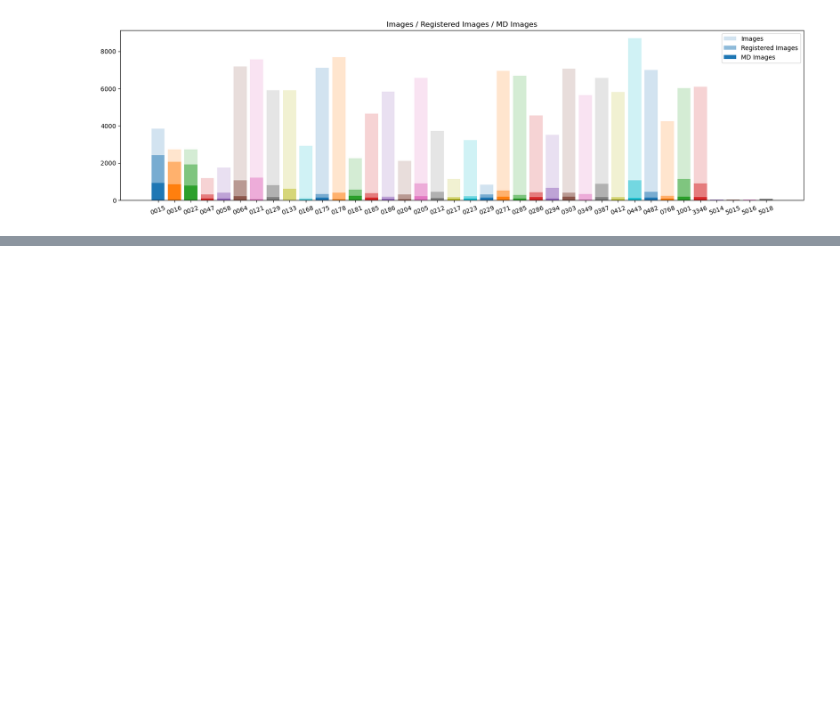
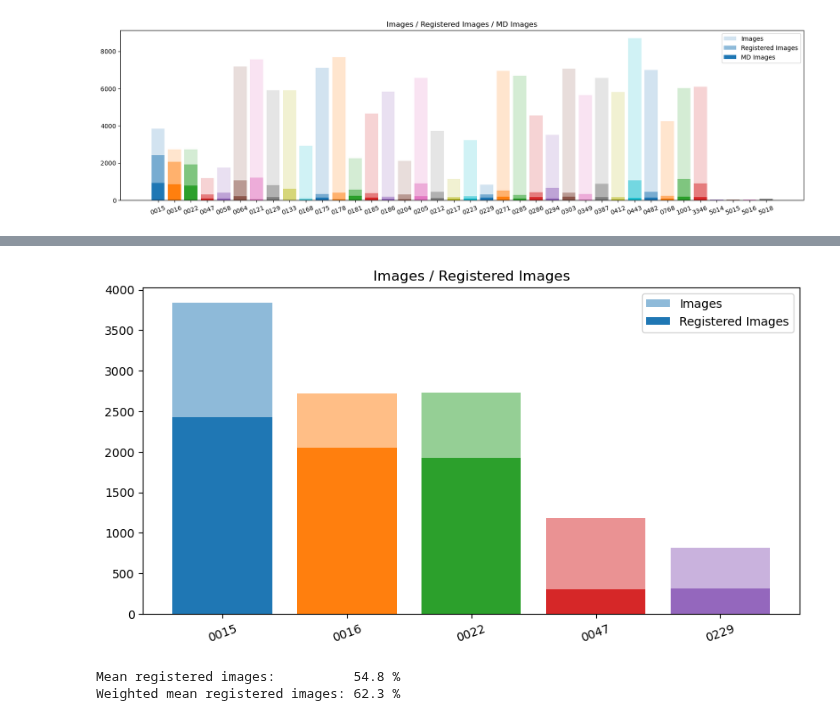
Before and after one commit to fyangch/RefinedMegaDepth, a Jupyter notebook: notebooks/baseline_overview.ipynb, the cells around one changed output, grey strips where cells are left out. Cells and saved outputs as stored; diff of their text form; code cells hidden in the pictures; blank space fills up the shorter version.

```diff
--- a/notebooks/baseline_overview.ipynb
+++ b/notebooks/baseline_overview.ipynb
@@ -82,0 +139,58 @@ plt.show()
+# %%
+data = {
+    "0015": {
+        "n_images": 3836,
+        "base_reg_images": 2429,
+        "super_reg_images": 3279,
+    },
+    "0016": {
+        "n_images": 2724,
+        "base_reg_images": 2053,
+        "super_reg_images": 2604,
+    },
+    "0022": {
+        "n_images": 2730,
+        "base_reg_images": 1930,
+        "super_reg_images": 2620,
+    },
+    "0047": {
+        "n_images": 1183,
+        "base_reg_images": 306,
+        "super_reg_images": 1134,
+    },
+    # "0133": {
+    #     "n_images": 5898,
+    #     "base_reg_images": 609,
+    #     "super_reg_images": 1749,
+    # },
+    # "0217": {
+    #     "n_images": 1129,
+    #     "base_reg_images": 164,
+    #     "super_reg_images": 0,
+    # },
+    "0229": {
+        "n_images": 821,
+        "base_reg_images": 318,
+        "super_reg_images": 617,
+    },
+}
+
+plt.figure(figsize=(10, 5))
+plt.title("Images / Registered Images")
+plt.bar(data.keys(), [d["n_images"] for d in data.values()], color=colors, alpha=0.5, label="Images")
+plt.bar(data.keys(), [d["base_reg_images"] for d in data.values()], color=colors, label="Registered Images")
+plt.xticks(rotation=20)
+plt.legend()
+
+plt.savefig("../plots/baseline_overview/baseline-registered.png")
+plt.show()
+
+mean_reg = sum(d["base_reg_images"] / d["n_images"] for d in data.values()) / len(data)
+print(f"Mean registered images:          {mean_reg*100:.1f} %")
+
+w_mean_reg = sum(d["base_reg_images"] for d in data.values()) / sum(d["n_images"] for d in data.values())
+print(f"Weighted mean registered images: {w_mean_reg*100:.1f} %")
+# %% [output]
+[figure, added]
+Mean registered images:          54.8 %
+Weighted mean registered images: 62.3 %
```
Also changed, not shown: parts of 6 cells of this notebook, 8 other files.
